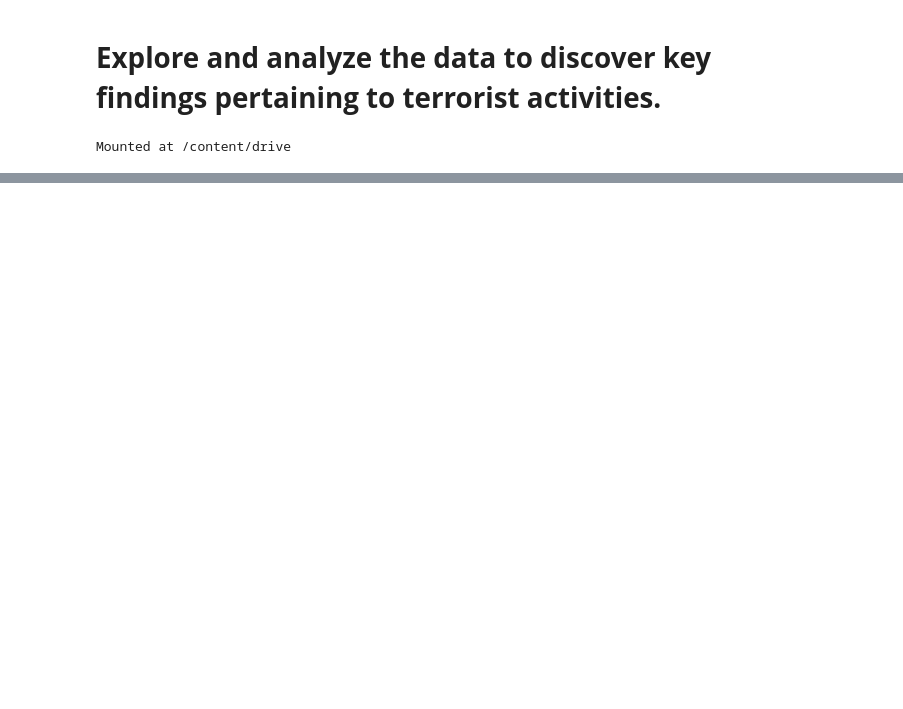
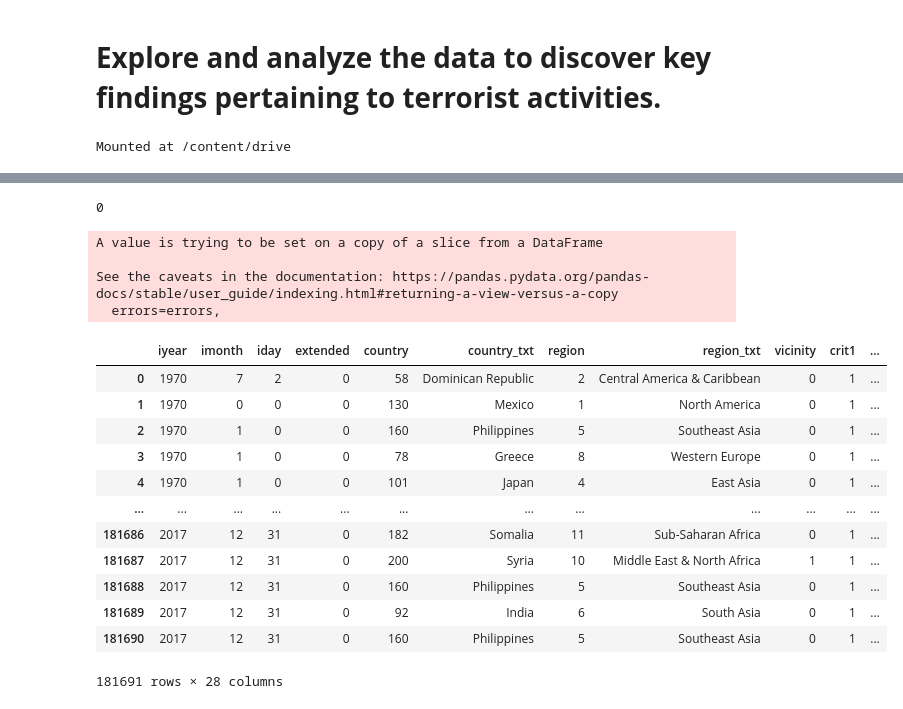
Before and after one commit to ChetanJadhav2341/Global-Terrorism-Analysis, a Jupyter notebook: Copy_of_Global_Terrorism_Analysis_Capstone_Project.ipynb, the cells around one changed output, grey strips where cells are left out. Cells and saved outputs as stored; diff of their text form; code cells hidden in the pictures; blank space fills up the shorter version.

```diff
--- a/Copy_of_Global_Terrorism_Analysis_Capstone_Project.ipynb
+++ b/Copy_of_Global_Terrorism_Analysis_Capstone_Project.ipynb
@@ -25,0 +124,27 @@ df.head()
+# %%
+df1.duplicated().sum()
+# %% [output]
+0
+# %%
+df1.drop("eventid", axis=1, inplace=True)
+# %% [output]
+A value is trying to be set on a copy of a slice from a DataFrame
+
+See the caveats in the documentation: https://pandas.pydata.org/pandas-docs/stable/user_guide/indexing.html#returning-a-view-versus-a-copy
+  errors=errors,
+# %%
+df1
+# %% [output]
+|  | iyear | imonth | iday | extended | country | country_txt | region | region_txt | vicinity | crit1 | ... |
+| 0 | 1970 | 7 | 2 | 0 | 58 | Dominican Republic | 2 | Central America & Caribbean | 0 | 1 | ... |
+| 1 | 1970 | 0 | 0 | 0 | 130 | Mexico | 1 | North America | 0 | 1 | ... |
+| 2 | 1970 | 1 | 0 | 0 | 160 | Philippines | 5 | Southeast Asia | 0 | 1 | ... |
+| 3 | 1970 | 1 | 0 | 0 | 78 | Greece | 8 | Western Europe | 0 | 1 | ... |
+| 4 | 1970 | 1 | 0 | 0 | 101 | Japan | 4 | East Asia | 0 | 1 | ... |
+| ... | ... | ... | ... | ... | ... | ... | ... | ... | ... | ... | ... |
+| 181686 | 2017 | 12 | 31 | 0 | 182 | Somalia | 11 | Sub-Saharan Africa | 0 | 1 | ... |
+| 181687 | 2017 | 12 | 31 | 0 | 200 | Syria | 10 | Middle East & North Africa | 1 | 1 | ... |
+| 181688 | 2017 | 12 | 31 | 0 | 160 | Philippines | 5 | Southeast Asia | 0 | 1 | ... |
+| 181689 | 2017 | 12 | 31 | 0 | 92 | India | 6 | South Asia | 0 | 1 | ... |
+| 181690 | 2017 | 12 | 31 | 0 | 160 | Philippines | 5 | Southeast Asia | 0 | 1 | ... |
+181691 rows × 28 columns
```
Also changed, not shown: parts of 12 cells of this notebook.
